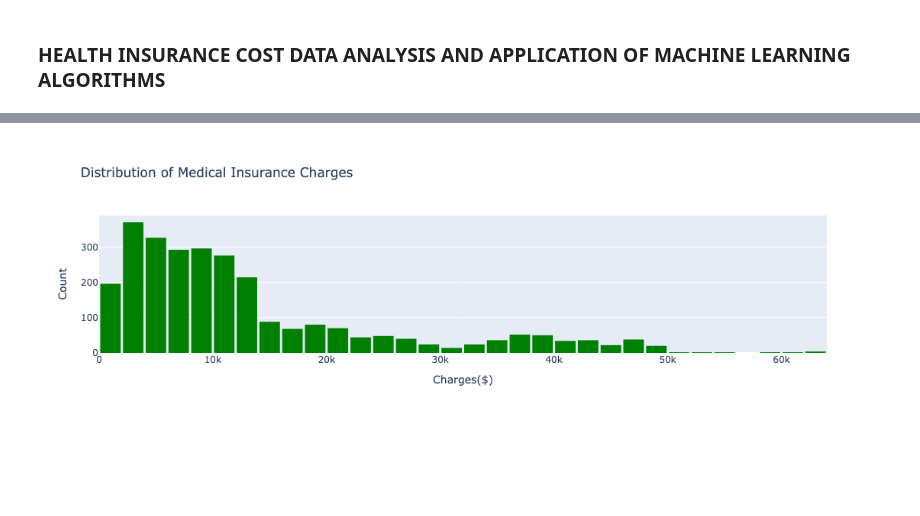
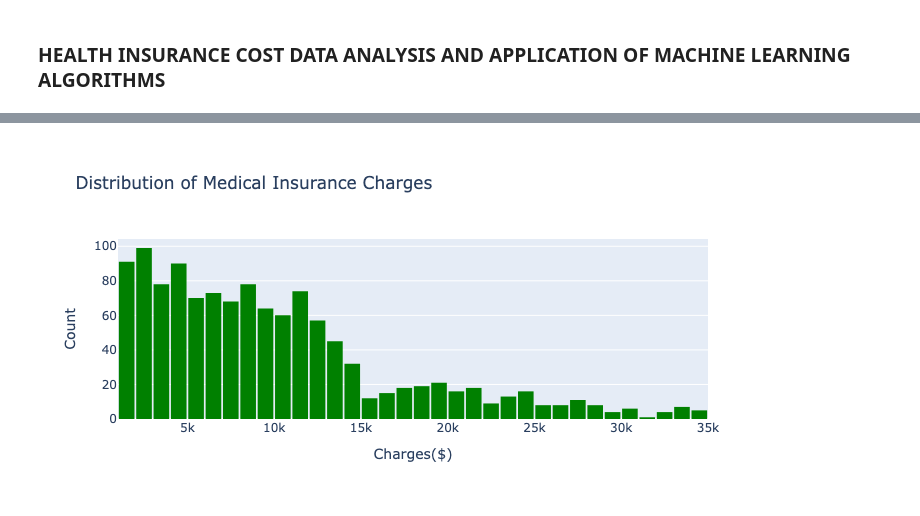
Before and after one commit to kfmatovic716/HEALTH-INSURANCE-COST-ML, a Jupyter notebook: health_insurance.ipynb, the cells around one changed output, grey strips where cells are left out. Cells and saved outputs as stored; diff of their text form; code cells hidden in the pictures; blank space fills up the shorter version.

```diff
--- a/health_insurance.ipynb
+++ b/health_insurance.ipynb
@@ -93,0 +112,5 @@ data.corr()
+# %%
+# Remove duplicates, keep first occurrence
+df_nodups = raw_data.drop_duplicates()
+
+print(f"Rows before: {raw_data.shape[0]}, after: {df_nodups.shape[0]}")
@@ -93,0 +121,4 @@ data.corr()
+# %%
+# Delete duplicate count column since it is no longer needed
+df_nodups.drop(columns=['duplicate_count'], inplace=True)
+df_nodups
@@ -93,0 +143,18 @@ data.corr()
+# %%
+Q1 = df_nodups['charges'].quantile(0.25)
+Q3 = df_nodups['charges'].quantile(0.75)
+IQR = Q3 - Q1
+
+# Define bounds for outliers
+lower_bound = Q1 - 1.5 * IQR
+upper_bound = Q3 + 1.5 * IQR
+
+# Filter outliers
+outliers = df_nodups[(df_nodups['charges'] < lower_bound) | (df_nodups['charges'] > upper_bound)]
+num_outliers = df_nodups[(df_nodups['charges'] < lower_bound) | (df_nodups['charges'] > upper_bound)].shape[0]
+
+print(f"First Quartile: {Q1}")
+print(f"Third Quartile: {Q3}")
+print(f"Lower Bound: {lower_bound}")
+print(f"Upper Bound: {upper_bound}")
+print(f"Number of outliers in price: {num_outliers}")
@@ -93,0 +174,4 @@ data.corr()
+# %%
+# Create a new df without outliers (based on charges)
+healthins_df = df_nodups[(df_nodups['charges'] >= lower_bound) & (df_nodups['charges'] <= upper_bound)]
+healthins_df
@@ -94,19 +192,19 @@ data.corr()
 # %%
 fig = px.histogram(
-    data,
+    healthins_df,
     x='charges',
     nbins=50,                      # number of bins
     title='Distribution of Medical Insurance Charges',
     labels={'charges': 'Insurance Charges'}, # label for x-axis
     color_discrete_sequence=['green']  # optional custom color
 )
 
 fig.update_layout(
     xaxis_title='Charges($)',
     yaxis_title='Count',
     bargap=0.1
 )
 
 fig.show()
 # %% [output]
-[figure, old version]
+[figure, new version]
```
Also changed, not shown: parts of 37 cells of this notebook, 2 other files.
